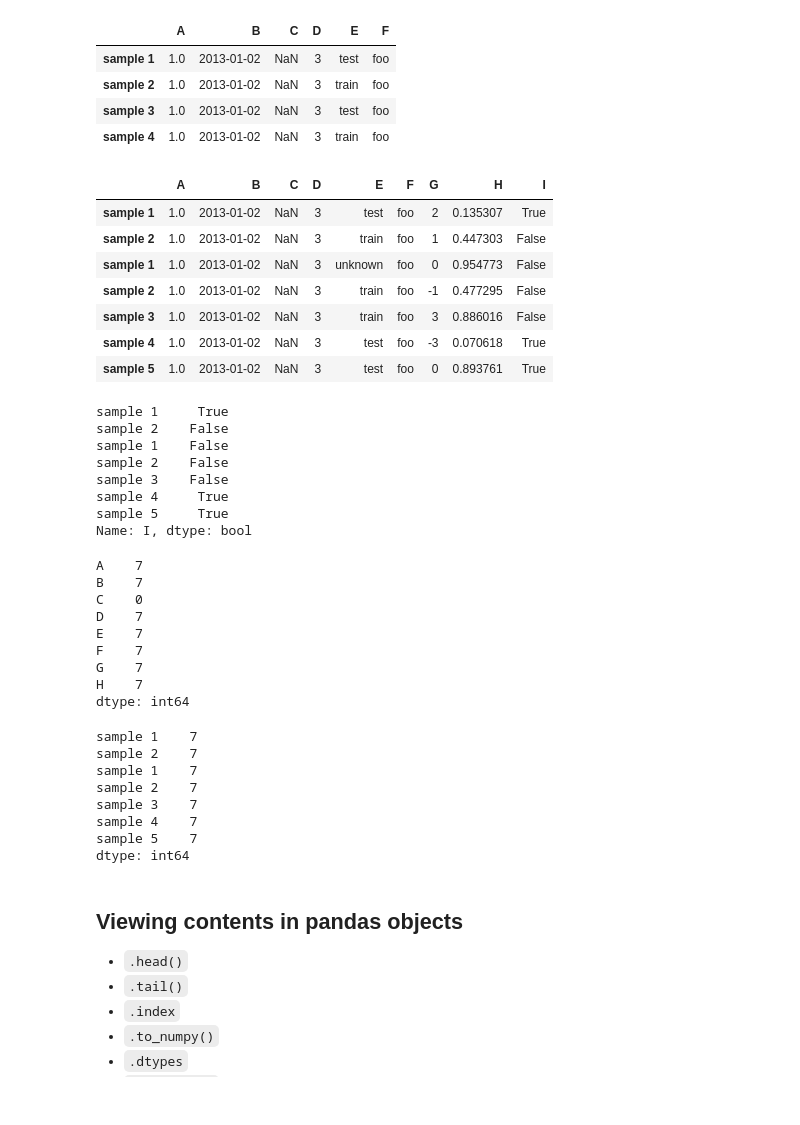
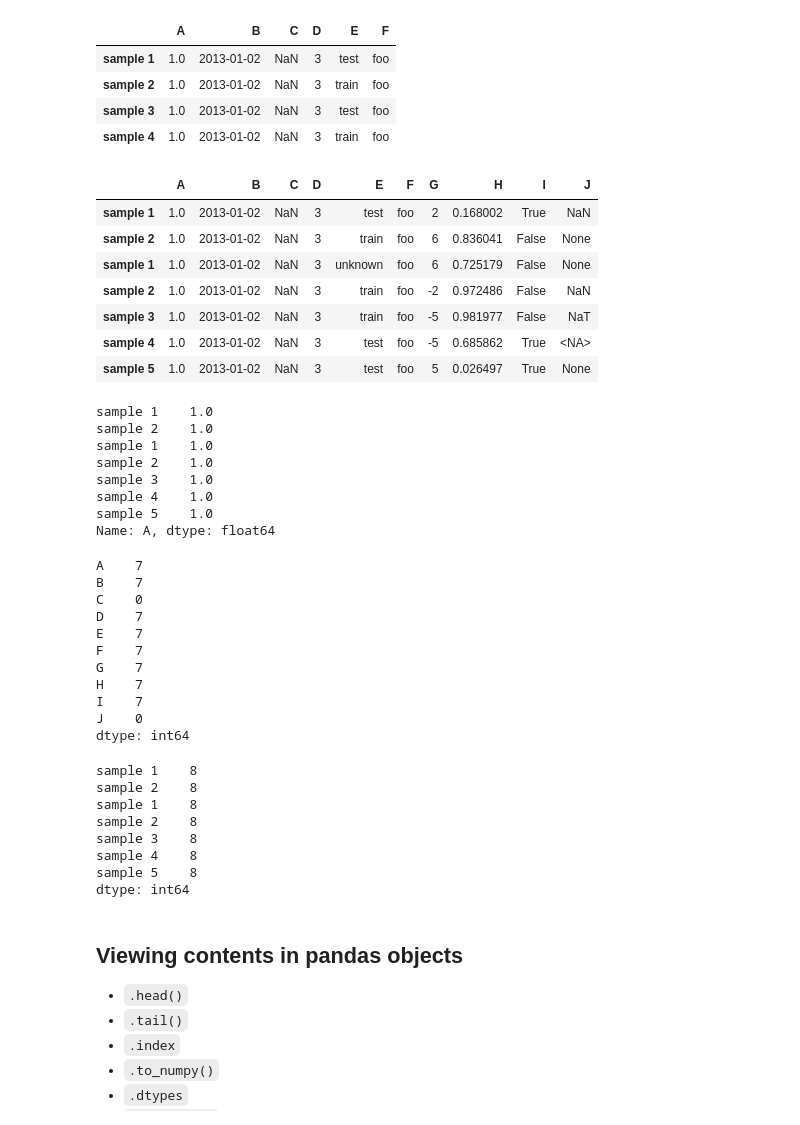
Before and after one commit to tbrunetti/pandas_tutorial, a Jupyter notebook: updated_pandas_tutorial_05132026.ipynb, the cells around one changed output. Drawn from its saved outputs; the diff is of its cells as text; code cells hidden in the pictures.

```diff
--- a/updated_pandas_tutorial_05132026.ipynb
+++ b/updated_pandas_tutorial_05132026.ipynb
@@ -145,41 +145,42 @@ df2
 # %%
 # generate data frame by dictionary
 # now add index (row names) - DOES NOT NEED TO BE UNIQUE!!
 df2 = pd.DataFrame(data= {
      "A": 1.0,
      "B": pd.Timestamp("20130102"),
      "C": pd.Series(1, index = range(7), dtype = "float32"),
      "D": np.array([3] * 7, dtype = "int32"),
      "E": pd.Categorical(values=["test", "train", "unknown", "train", "train", "test", "test"]),
      "F": "foo",
      "G": np.random.randint(low = -5, high = 7, size = 7),
      "H": np.random.ranf(size = 7),
-     "I": [True, False, False, False, False, True, True]
+     "I": [True, False, False, False, False, True, True],
+     "J": [np.nan, None, None, np.nan, pd.NaT, pd.NA, None]
      },
      index=["sample 1", "sample 2", "sample 1", "sample 2", "sample 3", "sample 4", "sample 5"]
 )
 df2
 # %% [output]
-|  | A | B | C | D | E | F | G | H | I |
-| sample 1 | 1.0 | 2013-01-02 | NaN | 3 | test | foo | 2 | 0.135307 | True |
-| sample 2 | 1.0 | 2013-01-02 | NaN | 3 | train | foo | 1 | 0.447303 | False |
-| sample 1 | 1.0 | 2013-01-02 | NaN | 3 | unknown | foo | 0 | 0.954773 | False |
-| sample 2 | 1.0 | 2013-01-02 | NaN | 3 | train | foo | -1 | 0.477295 | False |
-| sample 3 | 1.0 | 2013-01-02 | NaN | 3 | train | foo | 3 | 0.886016 | False |
-| sample 4 | 1.0 | 2013-01-02 | NaN | 3 | test | foo | -3 | 0.070618 | True |
-| sample 5 | 1.0 | 2013-01-02 | NaN | 3 | test | foo | 0 | 0.893761 | True |
+|  | A | B | C | D | E | F | G | H | I | J |
+| sample 1 | 1.0 | 2013-01-02 | NaN | 3 | test | foo | 2 | 0.168002 | True | NaN |
+| sample 2 | 1.0 | 2013-01-02 | NaN | 3 | train | foo | 6 | 0.836041 | False | None |
+| sample 1 | 1.0 | 2013-01-02 | NaN | 3 | unknown | foo | 6 | 0.725179 | False | None |
+| sample 2 | 1.0 | 2013-01-02 | NaN | 3 | train | foo | -2 | 0.972486 | False | NaN |
+| sample 3 | 1.0 | 2013-01-02 | NaN | 3 | train | foo | -5 | 0.981977 | False | NaT |
+| sample 4 | 1.0 | 2013-01-02 | NaN | 3 | test | foo | -5 | 0.685862 | True | <NA> |
+| sample 5 | 1.0 | 2013-01-02 | NaN | 3 | test | foo | 5 | 0.026497 | True | None |
 # %%
 # print column "A"
 df2.A
 # %% [output]
-sample 1     True
-sample 2    False
-sample 1    False
-sample 2    False
-sample 3    False
-sample 4     True
-sample 5     True
-Name: I, dtype: bool
+sample 1    1.0
+sample 2    1.0
+sample 1    1.0
+sample 2    1.0
+sample 3    1.0
+sample 4    1.0
+sample 5    1.0
+Name: A, dtype: float64
 # %%
 # axis = 0 (rows), axis = 1 (columns)
 # count the number of non-NaN entries in each row
@@ -196,6 +197,8 @@ E    7
 F    7
 G    7
 H    7
+I    7
+J    0
 dtype: int64
 # %%
 # axis = 0 (rows), axis = 1 (columns)
@@ -203,16 +206,16 @@ dtype: int64
 # in pandas, NaN, NaT, None, pandas.NA are all considered as NA
 df2.count(axis = 1, numeric_only = False)
 
-# the results below would indicate that 7 columns in the first occurence of "sample 1" row/index (sample in our case) all contain values that are not NA
-# as a matter of fact, all samples (rows) have 7 columns that don't contain NA.  This is true because we have 8 columns, and we know column "C" is NA for all rows
+# the results below would indicate that 8 columns in the first occurence of "sample 1" row/index (sample in our case) all contain values that are not NA
+# as a matter of fact, all samples (rows) have 8 columns that don't contain NA.  This is true because we have10 columns, and we know column "C" and "J" is NA for all rows
 # %% [output]
-sample 1    7
-sample 2    7
-sample 1    7
-sample 2    7
-sample 3    7
-sample 4    7
-sample 5    7
+sample 1    8
+sample 2    8
+sample 1    8
+sample 2    8
+sample 3    8
+sample 4    8
+sample 5    8
 dtype: int64
 # %% [markdown]
 ## Viewing contents in pandas objects
```
Also changed, not shown: parts of 131 cells of this notebook.
